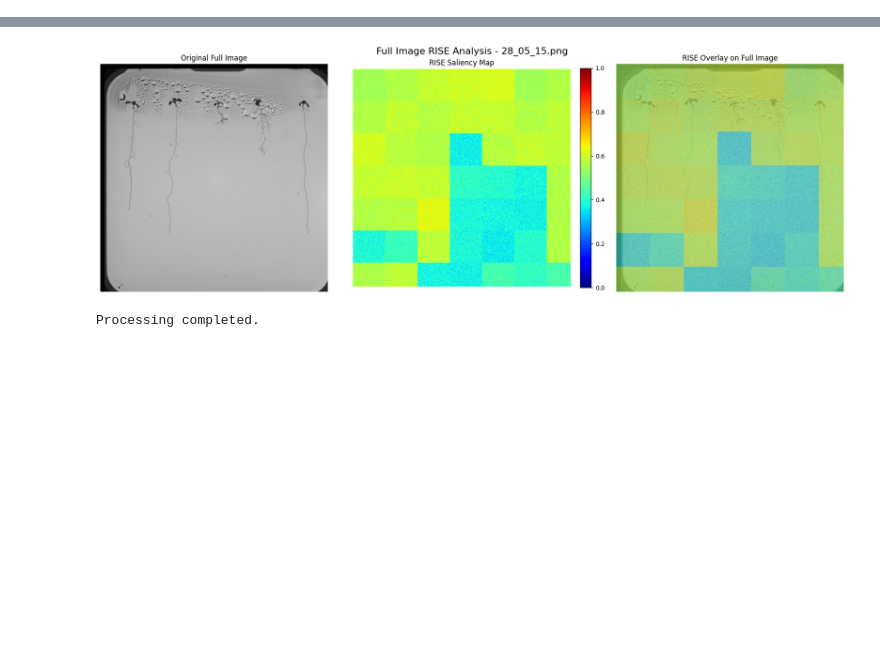
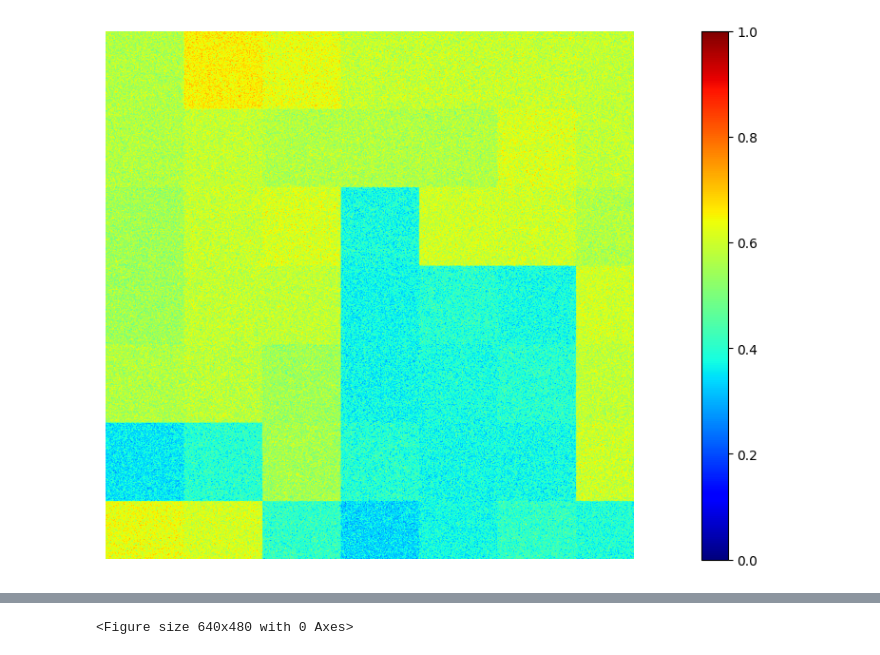
Before and after one commit to TudorPitulice234803/cnn_lstm_root_architecture, a Jupyter notebook: Unet/xai_unet.ipynb, the cells around one changed output, grey strips where cells are left out. Drawn from its saved outputs; the diff is of its cells as text; code cells hidden in the pictures; blank space fills up the shorter version.

```diff
--- a/Unet/xai_unet.ipynb
+++ b/Unet/xai_unet.ipynb
@@ -127,46 +127,36 @@ def pipeline(image_dir, kernel_size=5, patch_size=256, n_masks=50, p1=0.5):
             for i in range(grid_h):
                 for j in range(grid_w):
                     y_start = i * patch_size
                     y_end = y_start + patch_size
                     x_start = j * patch_size
                     x_end = x_start + patch_size
 
                     # Place patches back
                     full_image_reconstructed[y_start:y_end, x_start:x_end] = patches_grid[i, j]
                     full_saliency_reconstructed[y_start:y_end, x_start:x_end] = saliency_patches_grid[i, j]
                     full_overlay_reconstructed[y_start:y_end, x_start:x_end] = overlay_patches_grid[i, j]
 
             # Crop back to original size (remove padding)
             original_h, original_w = image_np.shape[:2]
             full_image_final = full_image_reconstructed[:original_h, :original_w]
             full_saliency_final = full_saliency_reconstructed[:original_h, :original_w]
             full_overlay_final = full_overlay_reconstructed[:original_h, :original_w]
 
             # Plot the full reconstructed results
-            fig, axs = plt.subplots(1, 3, figsize=(18, 6))
-
-            # Original full image
-            axs[0].imshow(full_image_final)
-            axs[0].set_title("Original Full Image")
-            axs[0].axis("off")
+            fig, axs = plt.subplots(1, 1, figsize=(18, 6))
 
             # Saliency map
-            im1 = axs[1].imshow(full_saliency_final, cmap='jet')
-            axs[1].set_title("RISE Saliency Map")
-            axs[1].axis("off")
-            plt.colorbar(im1, ax=axs[1], fraction=0.046, pad=0.04)
+            im1 = axs.imshow(full_saliency_final, cmap='jet')
+            axs.axis("off")
+            plt.colorbar(im1, ax=axs, fraction=0.046, pad=0.04)
 
-            # Overlay
-            axs[2].imshow(full_overlay_final)
-            axs[2].set_title("RISE Overlay on Full Image")
-            axs[2].axis("off")
-
-            plt.suptitle(f"Full Image RISE Analysis - {file}", fontsize=16)
             plt.tight_layout()
             plt.show()
+            plt.savefig('unet_xai.png')
 
     print("Processing completed.")
 
 # Example usage
 pipeline('data_v1_unprocessed/xai', kernel_size=5, patch_size=256, n_masks=50, p1=0.8)
 # %% [output]
+[figure, new version]
@@ -182,2 +164 @@ To enable the following instructions: AVX2 AVX512F AVX512_VNNI AVX512_BF16 FMA,
-[figure, old version]
-Processing completed.
+<Figure size 640x480 with 0 Axes>
```
Also changed, not shown: parts of 1 cell of this notebook, 5 other files.
